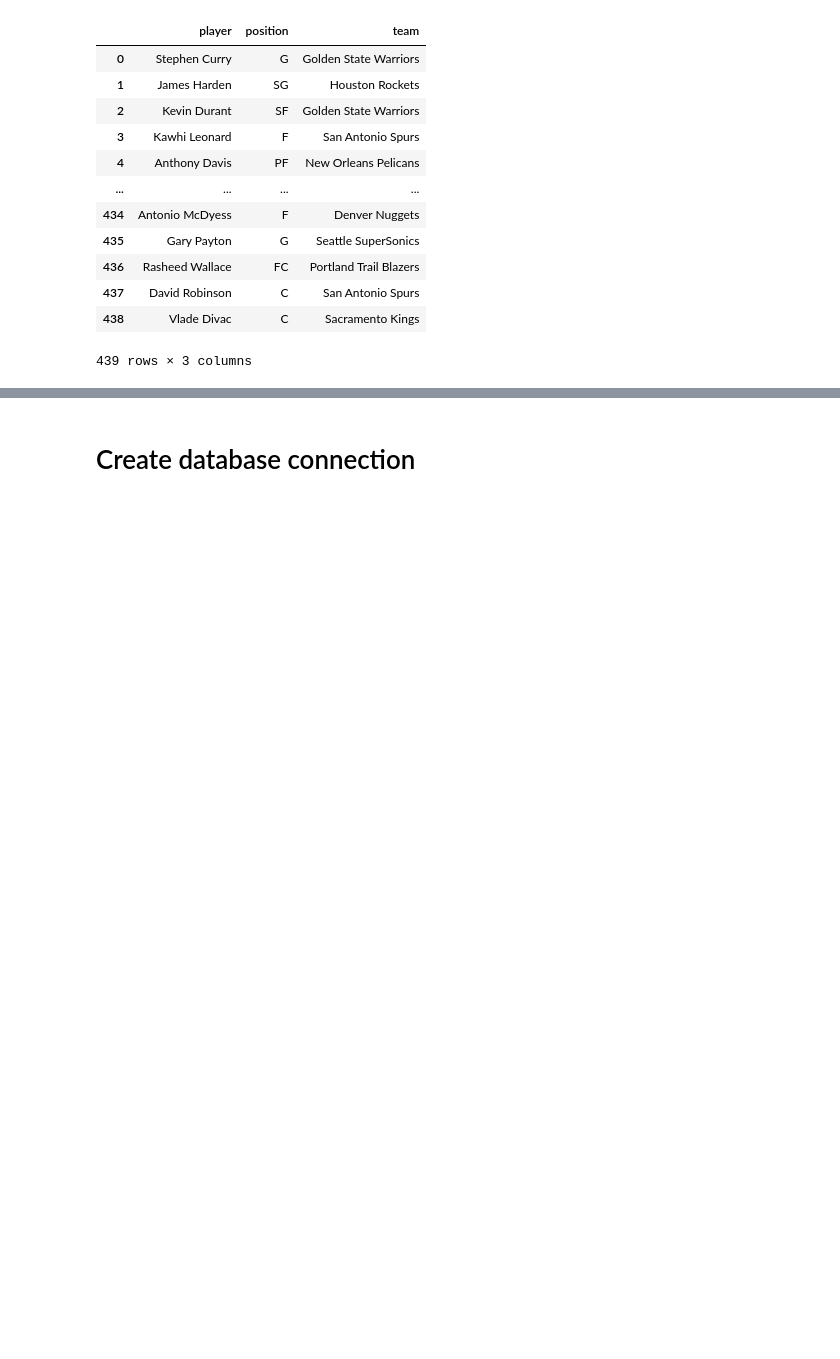
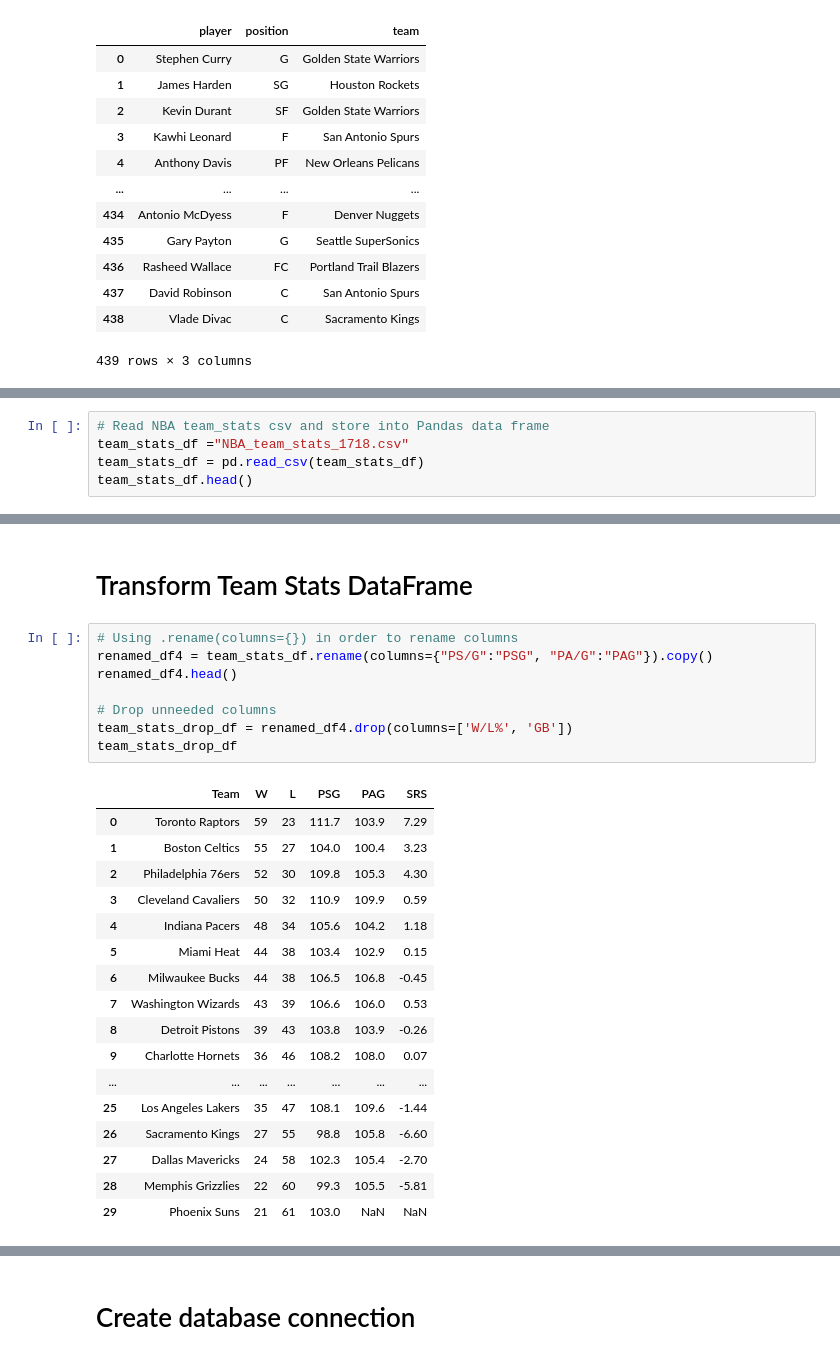
Before and after one commit to Klsisk/Project-3, a Jupyter notebook: Resources/mainscript.ipynb, the cells around one changed output, grey strips where cells are left out. Cells and saved outputs as stored; diff of their text form; blank space fills up the shorter version.

```diff
--- a/Resources/mainscript.ipynb
+++ b/Resources/mainscript.ipynb
@@ -172,3 +172,8 @@ all_star_change
 | 437 | David Robinson | C | SAS |
 | 438 | Vlade Divac | C | SAC |
 439 rows × 3 columns
+# %%
+# Read NBA team_stats csv and store into Pandas data frame
+team_stats_df ="NBA_team_stats_1718.csv"
+team_stats_df = pd.read_csv(team_stats_df)
+team_stats_df.head()
@@ -174,0 +187,28 @@ all_star_change
+# %% [markdown]
+<h1> Transform Team Stats DataFrame </h1>
+# %%
+# Using .rename(columns={}) in order to rename columns
+renamed_df4 = team_stats_df.rename(columns={"PS/G":"PSG", "PA/G":"PAG"}).copy()
+renamed_df4.head()
+
+# Drop unneeded columns
+team_stats_drop_df = renamed_df4.drop(columns=['W/L%', 'GB'])
+team_stats_drop_df
+# %% [output]
+|  | Team | W | L | PSG | PAG | SRS |
+| 0 | Toronto Raptors | 59 | 23 | 111.7 | 103.9 | 7.29 |
+| 1 | Boston Celtics | 55 | 27 | 104.0 | 100.4 | 3.23 |
+| 2 | Philadelphia 76ers | 52 | 30 | 109.8 | 105.3 | 4.30 |
+| 3 | Cleveland Cavaliers | 50 | 32 | 110.9 | 109.9 | 0.59 |
+| 4 | Indiana Pacers | 48 | 34 | 105.6 | 104.2 | 1.18 |
+| 5 | Miami Heat | 44 | 38 | 103.4 | 102.9 | 0.15 |
+| 6 | Milwaukee Bucks | 44 | 38 | 106.5 | 106.8 | -0.45 |
+| 7 | Washington Wizards | 43 | 39 | 106.6 | 106.0 | 0.53 |
+| 8 | Detroit Pistons | 39 | 43 | 103.8 | 103.9 | -0.26 |
+| 9 | Charlotte Hornets | 36 | 46 | 108.2 | 108.0 | 0.07 |
+| ... | ... | ... | ... | ... | ... | ... |
+| 25 | Los Angeles Lakers | 35 | 47 | 108.1 | 109.6 | -1.44 |
+| 26 | Sacramento Kings | 27 | 55 | 98.8 | 105.8 | -6.60 |
+| 27 | Dallas Mavericks | 24 | 58 | 102.3 | 105.4 | -2.70 |
+| 28 | Memphis Grizzlies | 22 | 60 | 99.3 | 105.5 | -5.81 |
+| 29 | Phoenix Suns | 21 | 61 | 103.0 | NaN | NaN |
```
Also changed, not shown: parts of 5 cells of this notebook, 2 other files.
